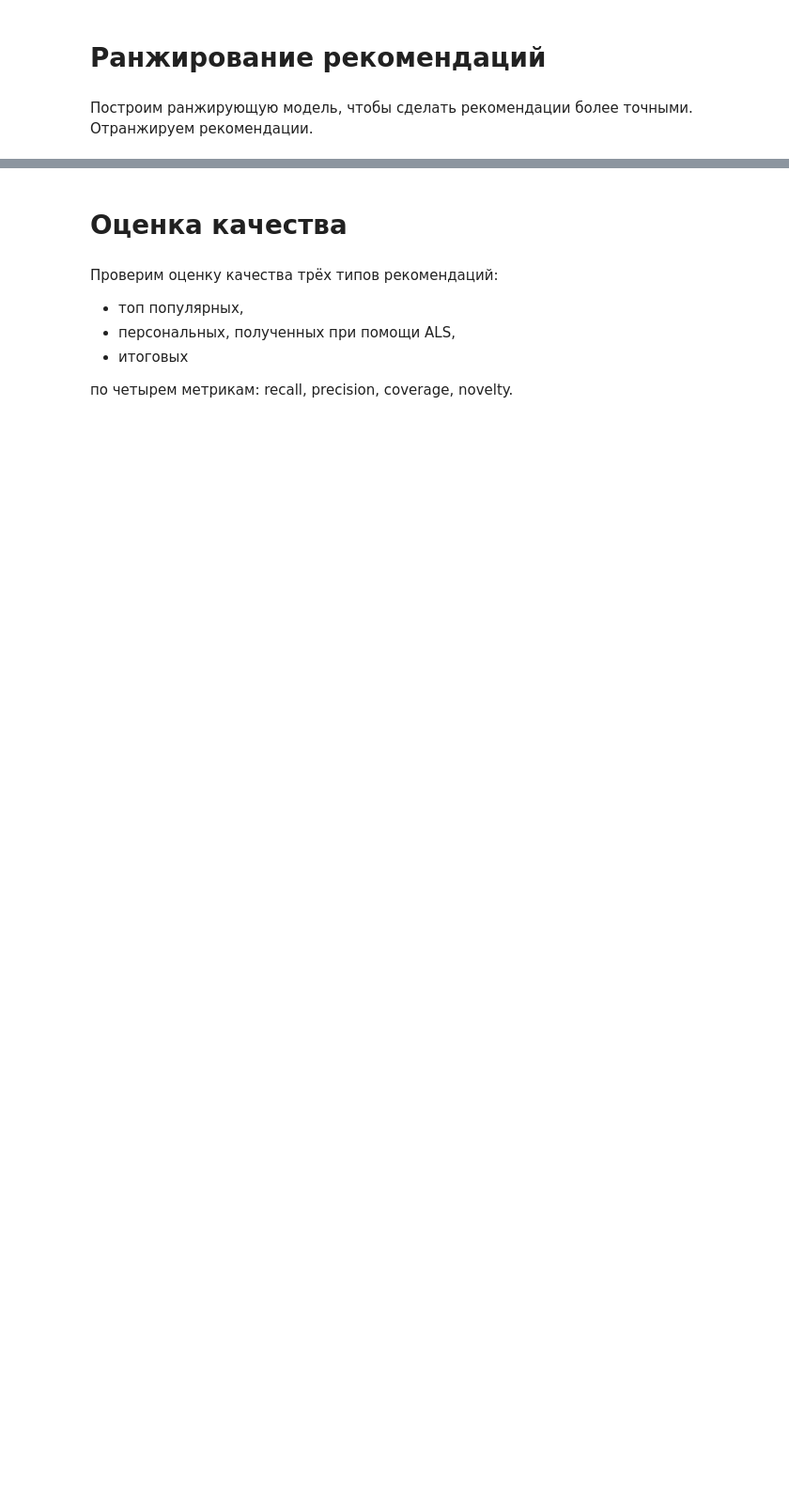
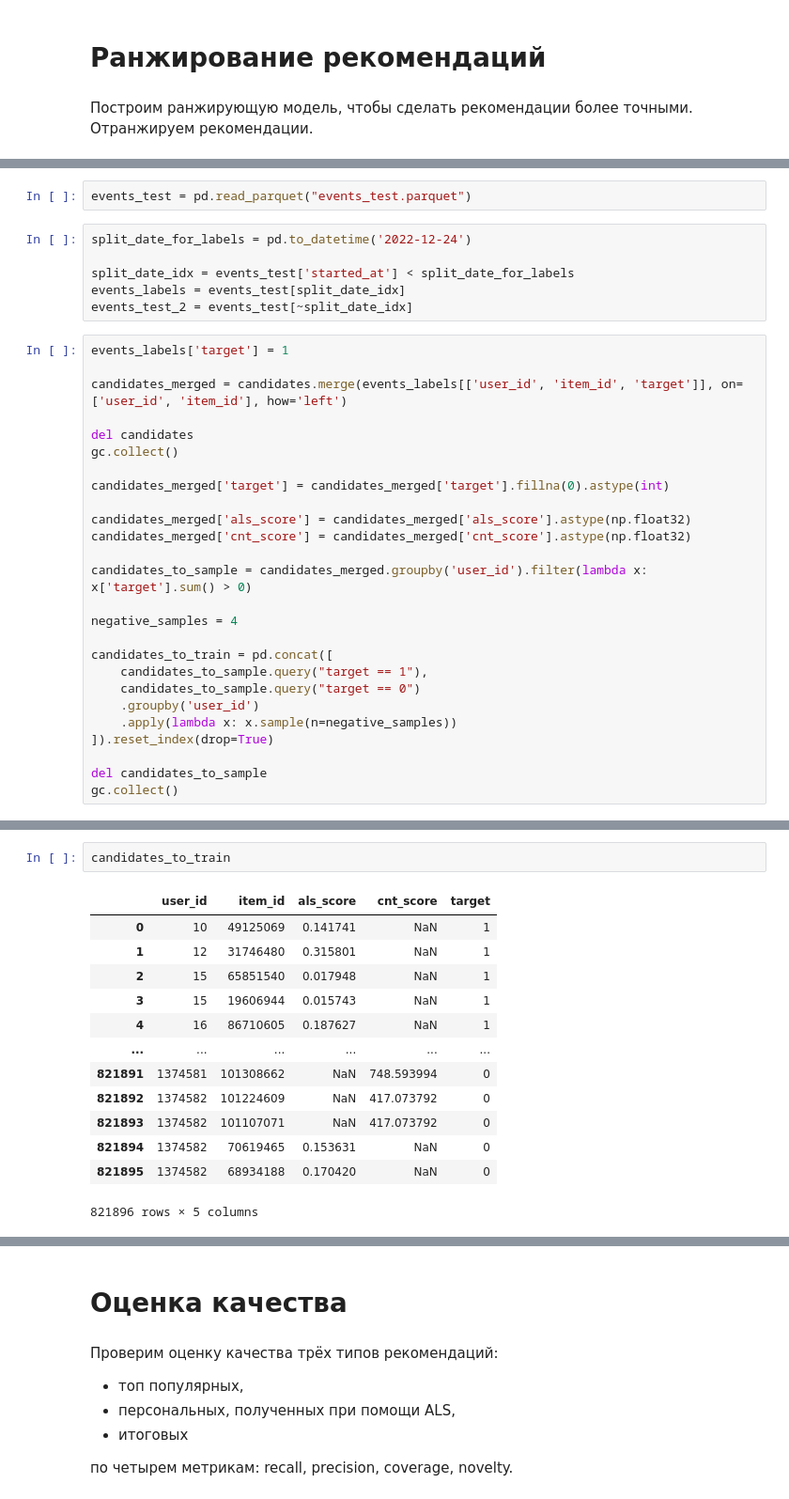
Before and after one commit to Bogdan-67/mle-music-recsys, a Jupyter notebook: recommendations.ipynb, the cells around one changed output, grey strips where cells are left out. Shown at 94% size. Saved outputs shown, nothing was run; the diff lists cells and outputs as text; blank space fills up the shorter version.

```diff
--- a/recommendations.ipynb
+++ b/recommendations.ipynb
@@ -899,0 +1113,34 @@ Error:
+# %%
+events_test = pd.read_parquet("events_test.parquet")
+# %%
+split_date_for_labels = pd.to_datetime('2022-12-24')
+
+split_date_idx = events_test['started_at'] < split_date_for_labels
+events_labels = events_test[split_date_idx]
+events_test_2 = events_test[~split_date_idx]
+# %%
+events_labels['target'] = 1
+
+candidates_merged = candidates.merge(events_labels[['user_id', 'item_id', 'target']], on=['user_id', 'item_id'], how='left')
+
+del candidates
+gc.collect()
+
+candidates_merged['target'] = candidates_merged['target'].fillna(0).astype(int)
+
+candidates_merged['als_score'] = candidates_merged['als_score'].astype(np.float32)
+candidates_merged['cnt_score'] = candidates_merged['cnt_score'].astype(np.float32)
+
+candidates_to_sample = candidates_merged.groupby('user_id').filter(lambda x: x['target'].sum() > 0)
+
+negative_samples = 4
+
+candidates_to_train = pd.concat([
+    candidates_to_sample.query("target == 1"),
+    candidates_to_sample.query("target == 0")
+    .groupby('user_id')
+    .apply(lambda x: x.sample(n=negative_samples))
+]).reset_index(drop=True)
+
+del candidates_to_sample
+gc.collect()
@@ -899,0 +1154,16 @@ Error:
+# %%
+candidates_to_train
+# %% [output]
+|  | user_id | item_id | als_score | cnt_score | target |
+| 0 | 10 | 49125069 | 0.141741 | NaN | 1 |
+| 1 | 12 | 31746480 | 0.315801 | NaN | 1 |
+| 2 | 15 | 65851540 | 0.017948 | NaN | 1 |
+| 3 | 15 | 19606944 | 0.015743 | NaN | 1 |
+| 4 | 16 | 86710605 | 0.187627 | NaN | 1 |
+| ... | ... | ... | ... | ... | ... |
+| 821891 | 1374581 | 101308662 | NaN | 748.593994 | 0 |
+| 821892 | 1374582 | 101224609 | NaN | 417.073792 | 0 |
+| 821893 | 1374582 | 101107071 | NaN | 417.073792 | 0 |
+| 821894 | 1374582 | 70619465 | 0.153631 | NaN | 0 |
+| 821895 | 1374582 | 68934188 | 0.170420 | NaN | 0 |
+821896 rows × 5 columns
```
Also changed, not shown: parts of 43 cells of this notebook, 5 other files.
